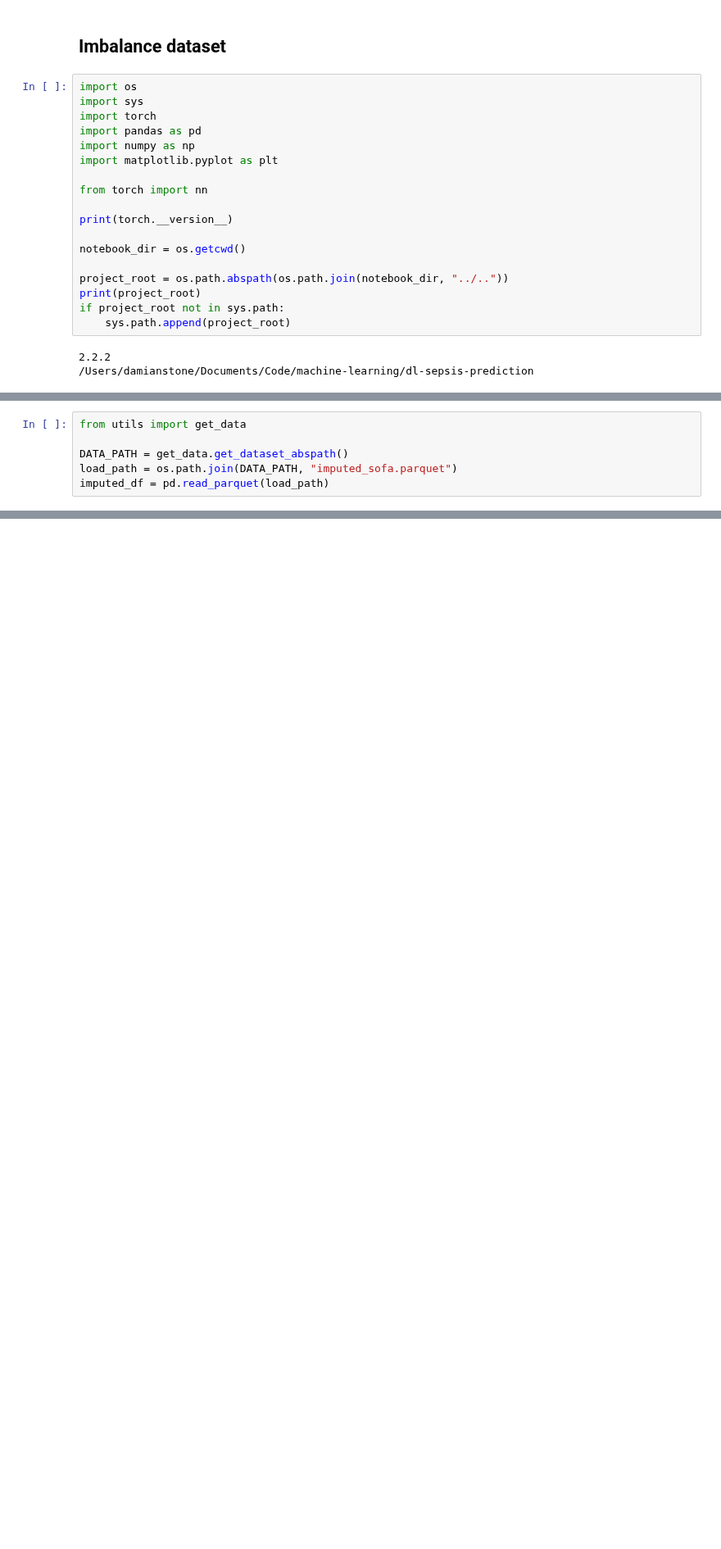
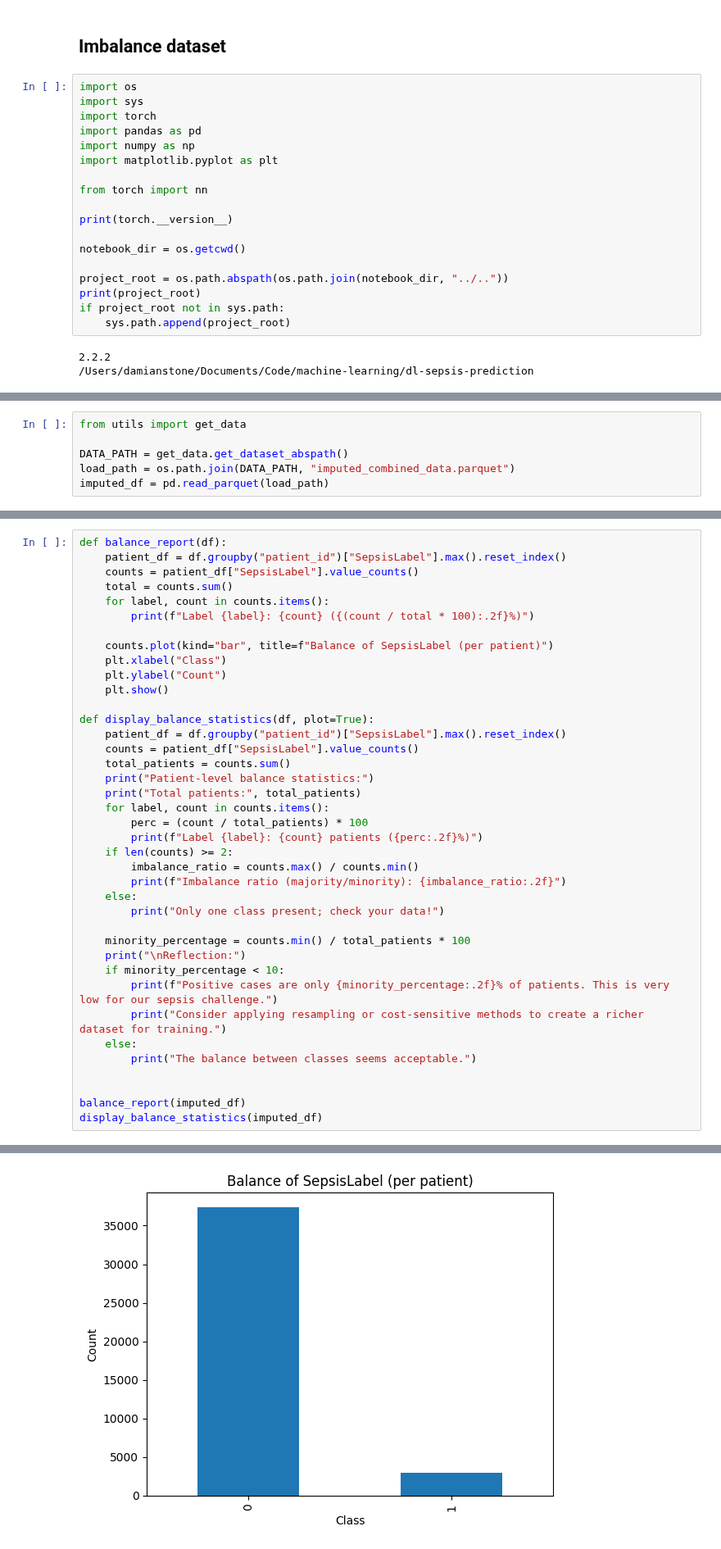
Before and after one commit to damianstone/dl-sepsis-prediction, a Jupyter notebook: models/model_B/balanced_dataset.ipynb, the cells around one changed output, grey strips where cells are left out. Shown at 82% size. Cells and saved outputs as stored; diff of their text form; blank space fills up the shorter version.

```diff
--- a/models/model_B/balanced_dataset.ipynb
+++ b/models/model_B/balanced_dataset.ipynb
@@ -25,5 +33,5 @@ if project_root not in sys.path:
 from utils import get_data
 
 DATA_PATH = get_data.get_dataset_abspath()
-load_path = os.path.join(DATA_PATH, "imputed_sofa.parquet")
+load_path = os.path.join(DATA_PATH, "imputed_combined_data.parquet")
 imputed_df = pd.read_parquet(load_path)
@@ -129,0 +61,40 @@ Balanced dataset saved with 167496 records.
+# %%
+def balance_report(df):
+    patient_df = df.groupby("patient_id")["SepsisLabel"].max().reset_index()
+    counts = patient_df["SepsisLabel"].value_counts()
+    total = counts.sum()
+    for label, count in counts.items():
+        print(f"Label {label}: {count} ({(count / total * 100):.2f}%)")
+
+    counts.plot(kind="bar", title=f"Balance of SepsisLabel (per patient)")
+    plt.xlabel("Class")
+    plt.ylabel("Count")
+    plt.show()
+
+def display_balance_statistics(df, plot=True):
+    patient_df = df.groupby("patient_id")["SepsisLabel"].max().reset_index()
+    counts = patient_df["SepsisLabel"].value_counts()
+    total_patients = counts.sum()
+    print("Patient-level balance statistics:")
+    print("Total patients:", total_patients)
+    for label, count in counts.items():
+        perc = (count / total_patients) * 100
+        print(f"Label {label}: {count} patients ({perc:.2f}%)")
+    if len(counts) >= 2:
+        imbalance_ratio = counts.max() / counts.min()
+        print(f"Imbalance ratio (majority/minority): {imbalance_ratio:.2f}")
+    else:
+        print("Only one class present; check your data!")
+
+    minority_percentage = counts.min() / total_patients * 100
+    print("\nReflection:")
+    if minority_percentage < 10:
+        print(f"Positive cases are only {minority_percentage:.2f}% of patients. This is very low for our sepsis challenge.")
+        print("Consider applying resampling or cost-sensitive methods to create a richer dataset for training.")
+    else:
+        print("The balance between classes seems acceptable.")
+
+
+balance_report(imputed_df)
+display_balance_statistics(imputed_df)
+# %% [output]
@@ -129,0 +103 @@ Balanced dataset saved with 167496 records.
+[figure, added]
```
Also changed, not shown: parts of 17 cells of this notebook, 1 other file.
